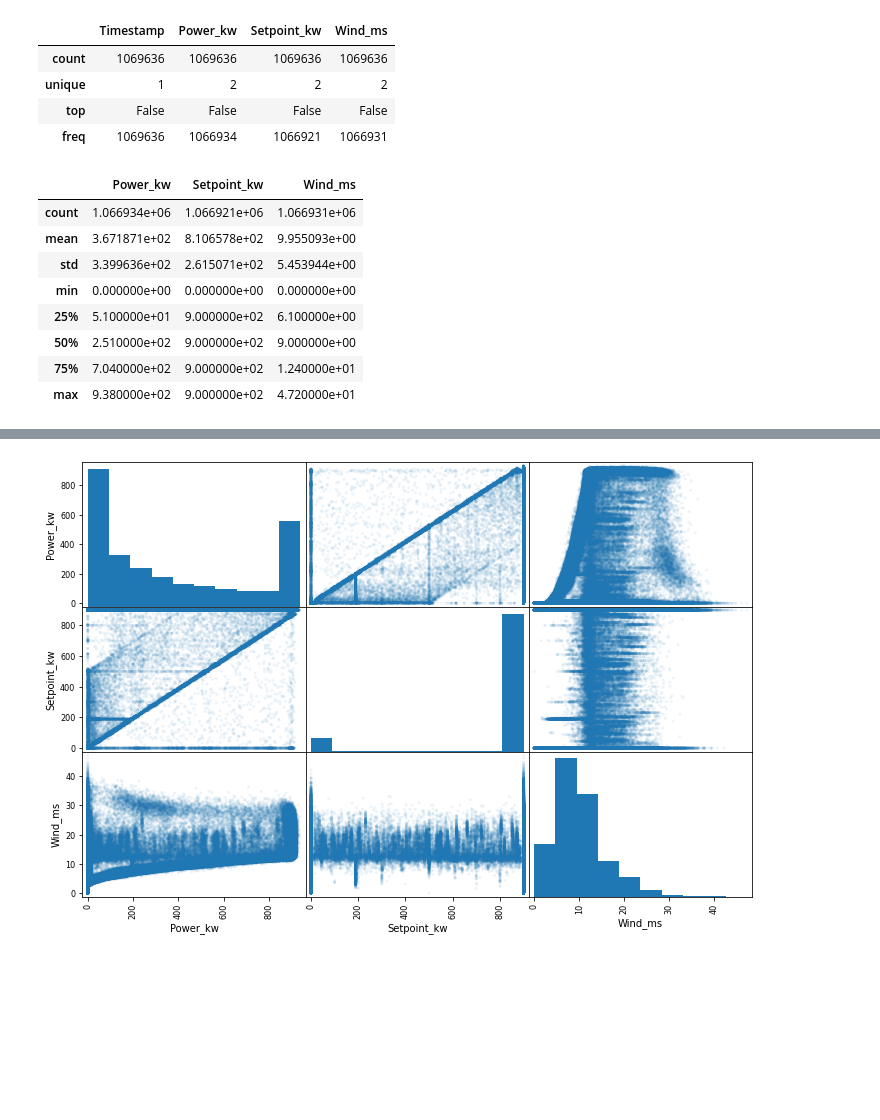
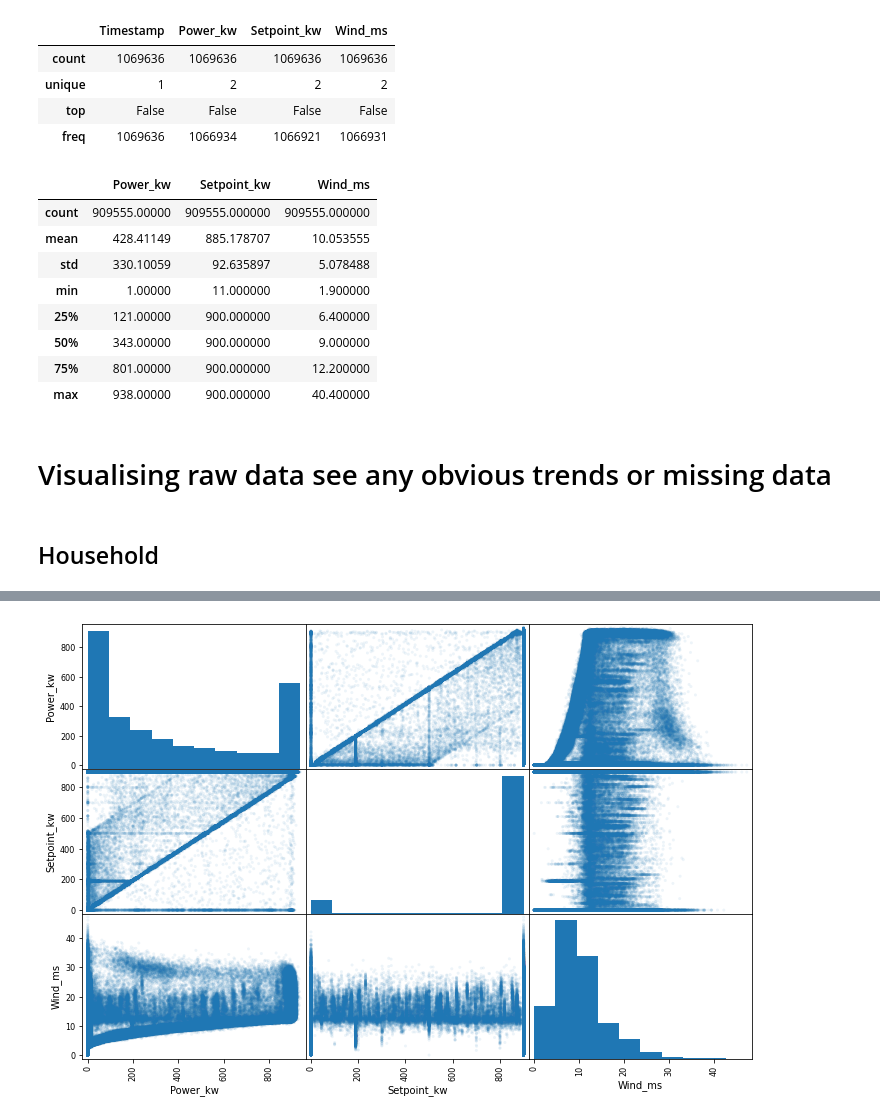
Before and after one commit to nanana19911/aib2-jwfkDCas, a Jupyter notebook: draft.ipynb, the cells around one changed output, grey strips where cells are left out. Cells and saved outputs as stored; diff of their text form; code cells hidden in the pictures; blank space fills up the shorter version.

```diff
--- a/draft.ipynb
+++ b/draft.ipynb
@@ -112,15 +100,19 @@ df_supply.isnull().describe()
 | top | False | False | False | False |
 | freq | 1069636 | 1066934 | 1066921 | 1066931 |
 # %%
-df_supply.describe()
+df_supply.replace(0,np.nan).dropna().describe()
 # Q: What should we do with 0 Power_kw, Setpoint_kw, Wind_ms? Remove from dataset?
 # %% [output]
 |  | Power_kw | Setpoint_kw | Wind_ms |
-| count | 1.066934e+06 | 1.066921e+06 | 1.066931e+06 |
-| mean | 3.671871e+02 | 8.106578e+02 | 9.955093e+00 |
-| std | 3.399636e+02 | 2.615071e+02 | 5.453944e+00 |
-| min | 0.000000e+00 | 0.000000e+00 | 0.000000e+00 |
-| 25% | 5.100000e+01 | 9.000000e+02 | 6.100000e+00 |
-| 50% | 2.510000e+02 | 9.000000e+02 | 9.000000e+00 |
-| 75% | 7.040000e+02 | 9.000000e+02 | 1.240000e+01 |
-| max | 9.380000e+02 | 9.000000e+02 | 4.720000e+01 |
+| count | 909555.00000 | 909555.000000 | 909555.000000 |
+| mean | 428.41149 | 885.178707 | 10.053555 |
+| std | 330.10059 | 92.635897 | 5.078488 |
+| min | 1.00000 | 11.000000 | 1.900000 |
+| 25% | 121.00000 | 900.000000 | 6.400000 |
+| 50% | 343.00000 | 900.000000 | 9.000000 |
+| 75% | 801.00000 | 900.000000 | 12.200000 |
+| max | 938.00000 | 900.000000 | 40.400000 |
+# %% [markdown]
+# Visualising raw data see any obvious trends or missing data
+# %% [markdown]
+## Household
```
Also changed, not shown: parts of 72 cells of this notebook.
